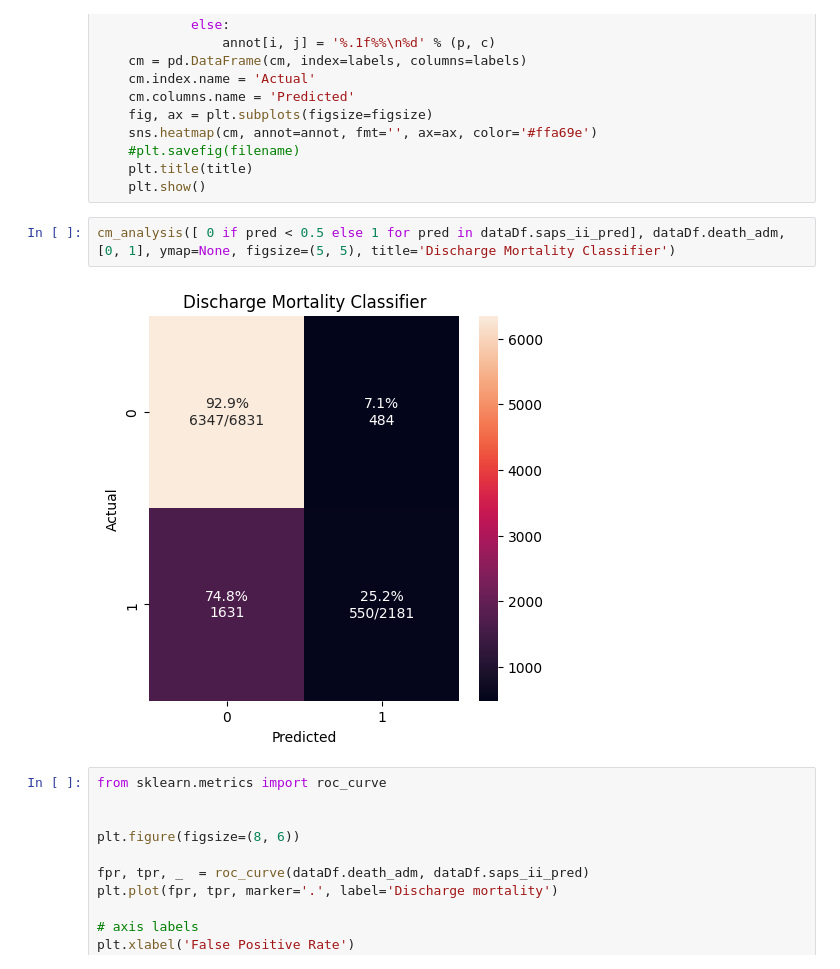
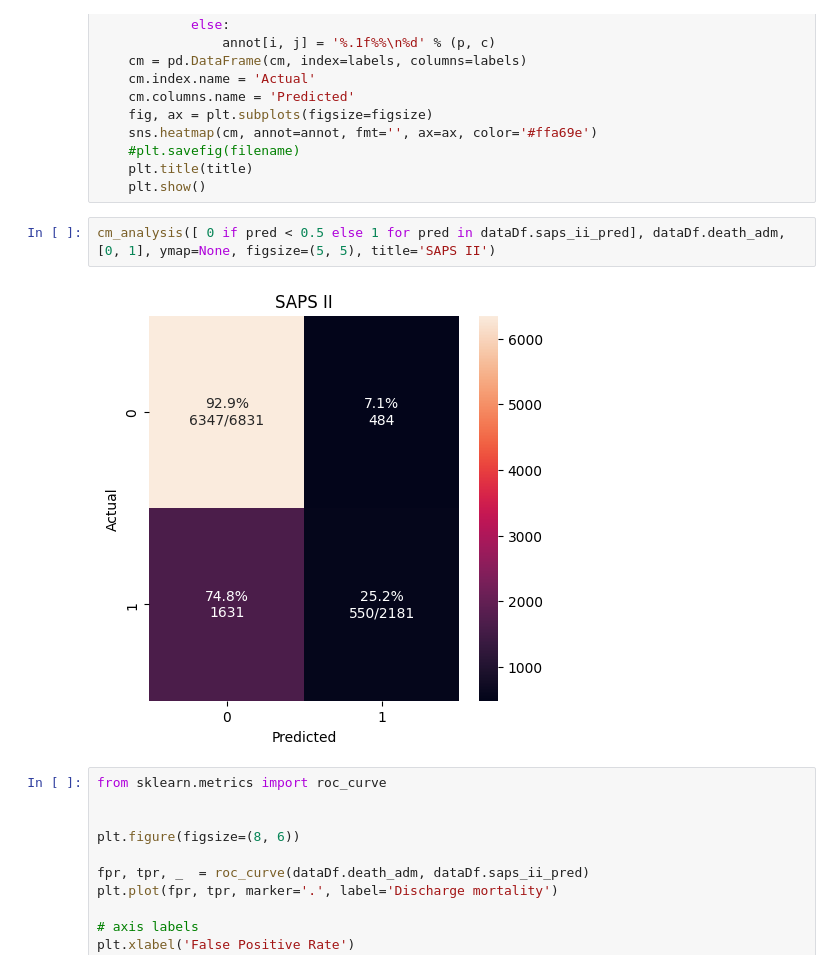
Before and after one commit to ryashpal/eICU-EHR-Pipeline, a Jupyter notebook: notebooks/benchmarking/01_saps_ii.ipynb, the cells around one changed output. Saved outputs shown, nothing was run; the diff lists cells and outputs as text.

```diff
--- a/notebooks/benchmarking/01_saps_ii.ipynb
+++ b/notebooks/benchmarking/01_saps_ii.ipynb
@@ -338,9 +338,9 @@ def cm_analysis(y_true, y_pred, labels, ymap=None, figsize=(10,10), title='Confu
     plt.title(title)
     plt.show()
 # %%
-cm_analysis([ 0 if pred < 0.5 else 1 for pred in dataDf.saps_ii_pred], dataDf.death_adm, [0, 1], ymap=None, figsize=(5, 5), title='Discharge Mortality Classifier')
+cm_analysis([ 0 if pred < 0.5 else 1 for pred in dataDf.saps_ii_pred], dataDf.death_adm, [0, 1], ymap=None, figsize=(5, 5), title='SAPS II')
 # %% [output]
-[figure, old version]
+[figure, new version]
 # %%
 from sklearn.metrics import roc_curve
 
```
Also changed, not shown: 1 other file.
